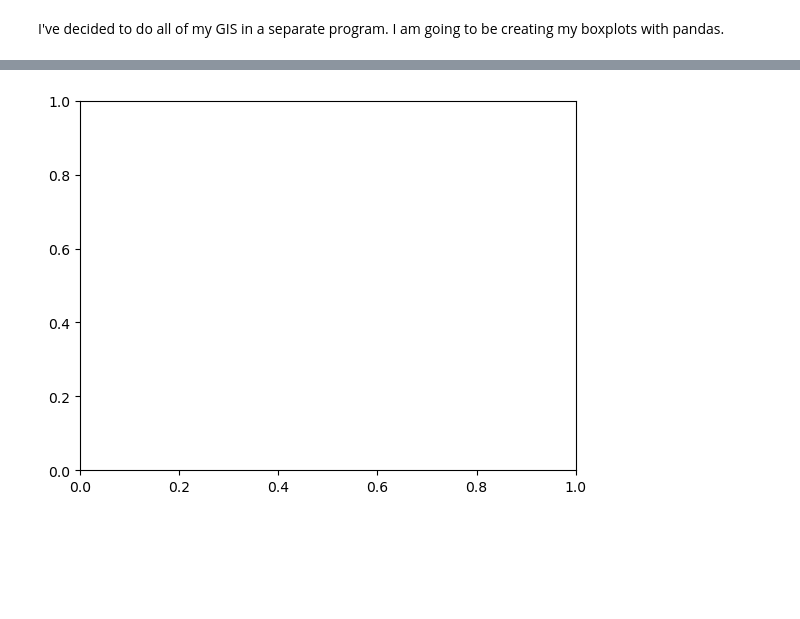
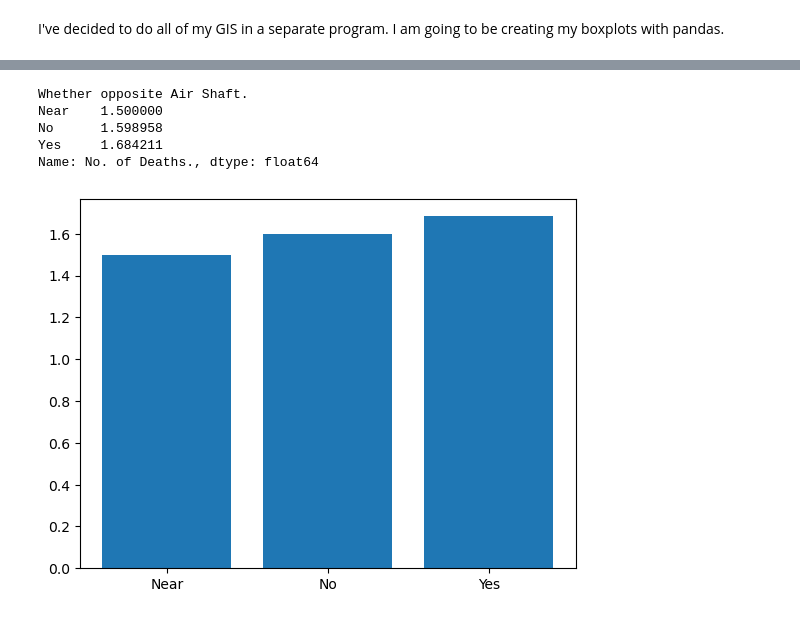
Before and after one commit to julesrose04/Cholera-GIS-Analysis, a Jupyter notebook: geopandas.ipynb, the cells around one changed output, grey strips where cells are left out. Saved outputs shown, nothing was run; the diff lists cells and outputs as text; code cells hidden in the pictures; blank space fills up the shorter version.

Commit message:
Adding graphs

```diff
--- a/geopandas.ipynb
+++ b/geopandas.ipynb
@@ -28,7 +48,13 @@ cholera
 # %%
-x = cholera['Whether opposite untrapped Gully.'].dropna().unique()
-y = cholera['No. of Deaths.']
+grouped = cholera.groupby('Whether opposite Air Shaft.')['No. of Deaths.'].mean().dropna()
 
 fig, ax = plt.subplots()
+ax.bar(grouped.index, grouped.values)
+grouped
 # %% [output]
+Whether opposite Air Shaft.
+Near    1.500000
+No      1.598958
+Yes     1.684211
+Name: No. of Deaths., dtype: float64
-[figure, old version]
+[figure, new version]
```
Also changed, not shown: parts of 7 cells of this notebook, 6 other files.
